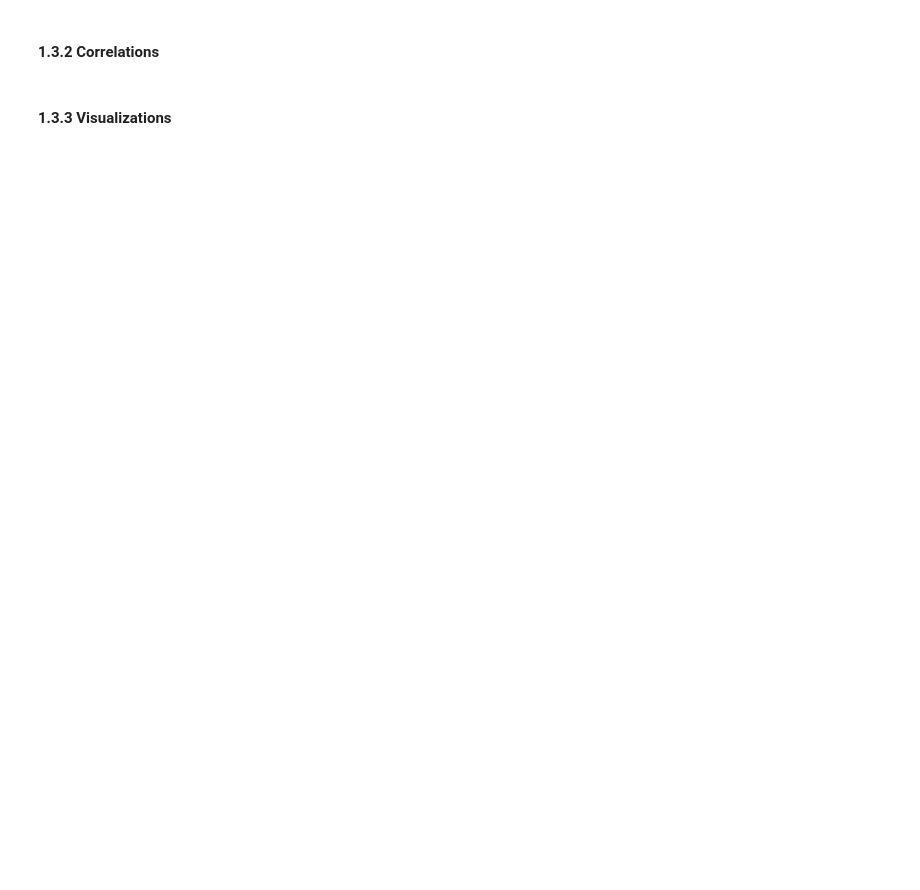
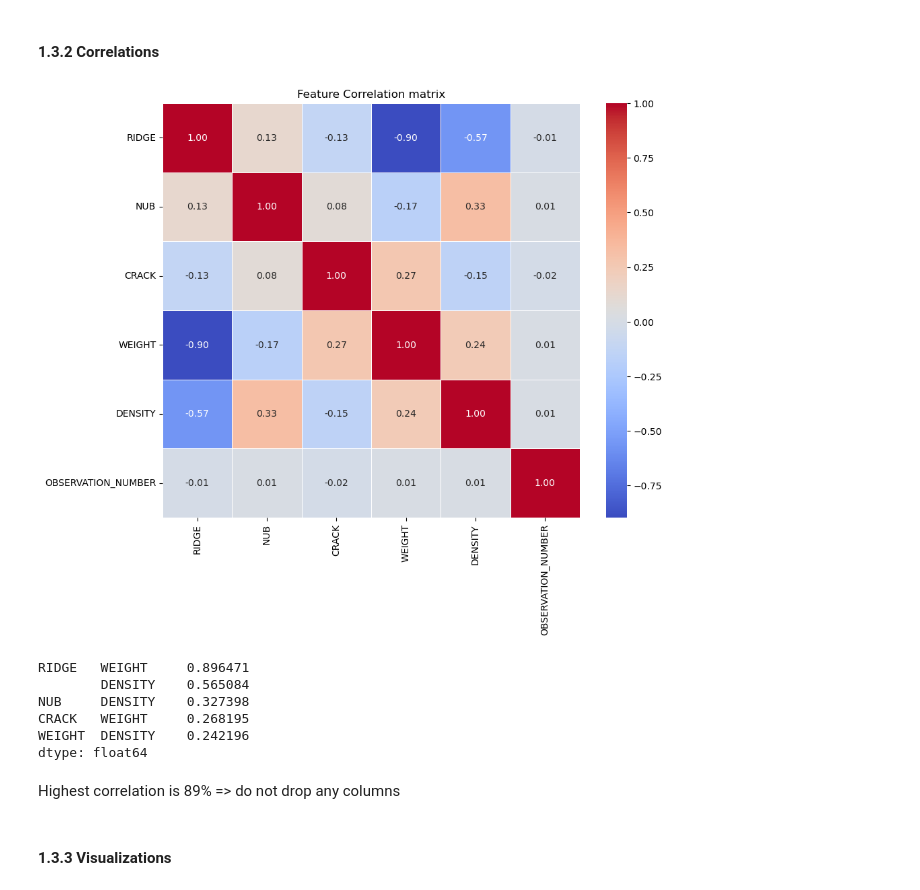
Before and after one commit to AlbertZweistein-2/184.702_MachineLearning, a Jupyter notebook: Ex2/src/Group70_OlsacherPoneschWinkler_Pollen.ipynb, the cells around one changed output. Drawn from its saved outputs; the diff is of its cells as text; code cells hidden in the pictures; blank space fills up the shorter version.

```diff
--- a/Ex2/src/Group70_OlsacherPoneschWinkler_Pollen.ipynb
+++ b/Ex2/src/Group70_OlsacherPoneschWinkler_Pollen.ipynb
@@ -37,4 +158,27 @@ df.head()
 # %% [markdown]
 #### 1.3.2 Correlations
+# %%
+corr = df.corr(numeric_only=True)
+
+plt.figure(figsize=(10, 8))
+sns.heatmap(corr, annot=True, cmap='coolwarm', fmt=".2f", linewidths=0.5)
+plt.title('Feature Correlation matrix')
+plt.show()
+
+corr_abs = corr.abs()
+np.fill_diagonal(corr_abs.values, 0)
+high_corr = (corr_abs.where(np.triu(np.ones(corr_abs.shape), k=1).astype(bool))
+             .stack().sort_values(ascending=False))
+display(high_corr.head(5))
+# %% [output]
+[figure, added]
+RIDGE   WEIGHT     0.896471
+        DENSITY    0.565084
+NUB     DENSITY    0.327398
+CRACK   WEIGHT     0.268195
+WEIGHT  DENSITY    0.242196
+dtype: float64
+# %% [markdown]
+Highest correlation is 89% => do not drop any columns
 # %% [markdown]
 #### 1.3.3 Visualizations
```
Also changed, not shown: parts of 48 cells of this notebook, 8 other files.
